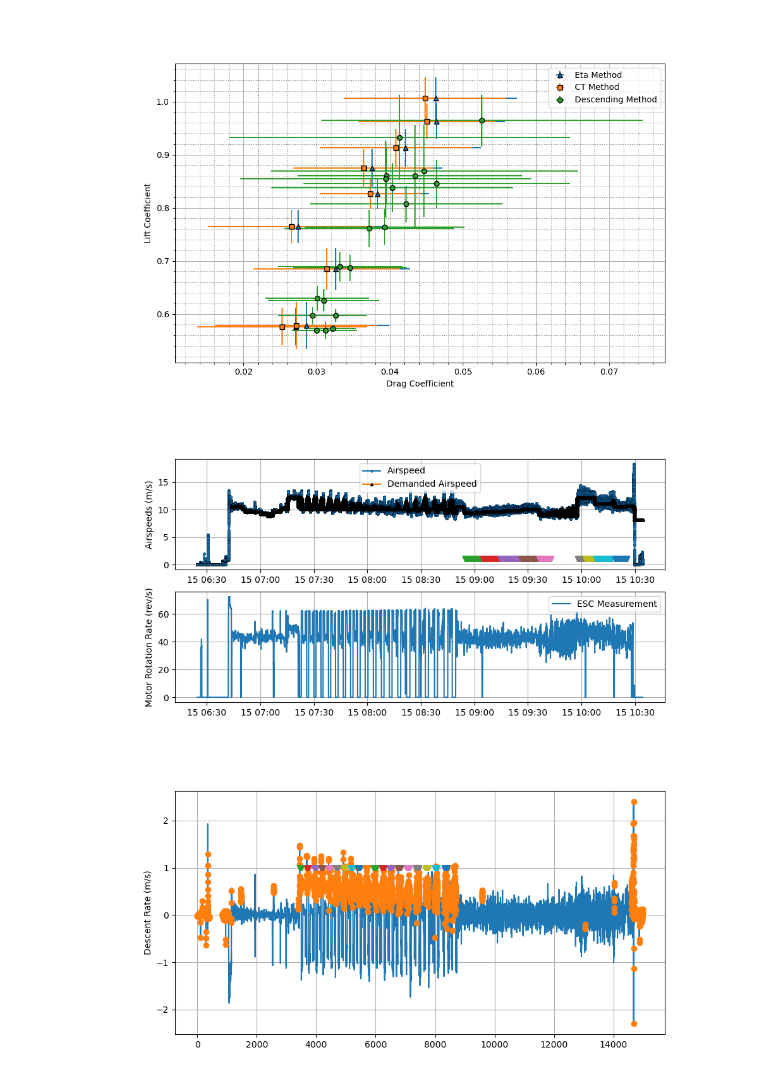
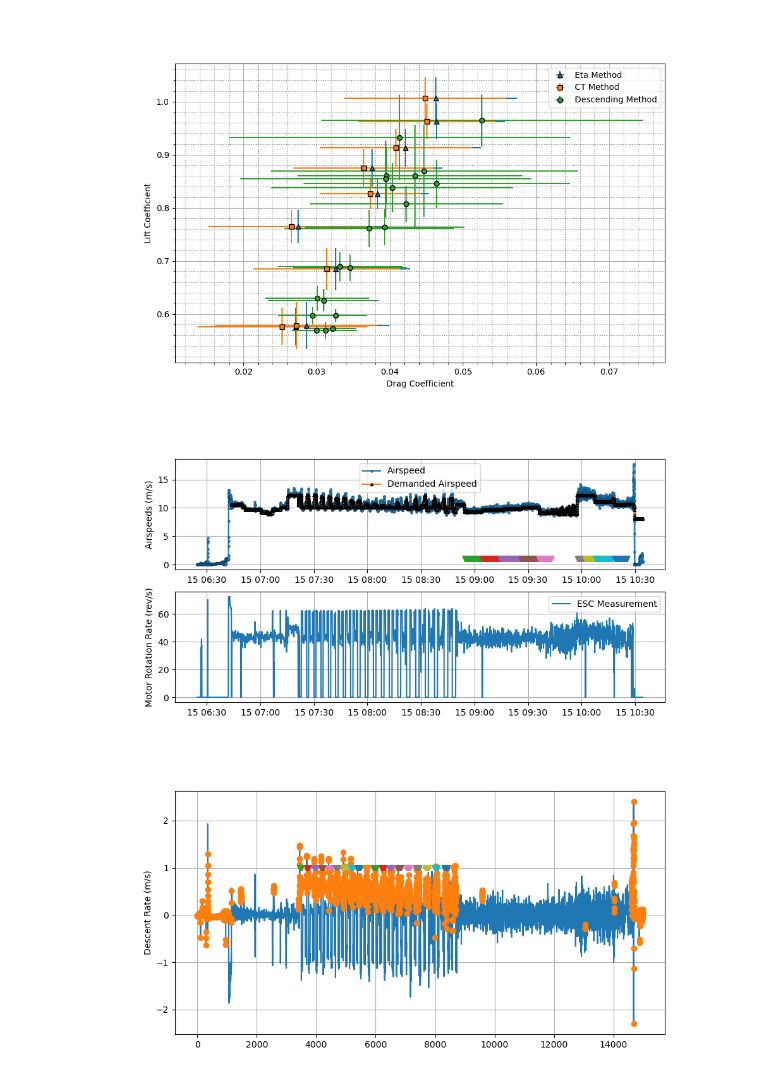
Before and after one commit to wkemp-edu/ArduPilot_AnalysisSuite, a Jupyter notebook: June15thAnalysis_1Hz.ipynb, the cells around one changed output. Saved outputs shown, nothing was run; the diff lists cells and outputs as text; code cells hidden in the pictures.

```diff
--- a/June15thAnalysis_1Hz.ipynb
+++ b/June15thAnalysis_1Hz.ipynb
@@ -279,31 +279,31 @@ plt.show()
 # %%
 # Plotting time indexed flight data, not index based!
 
 # Plotting true airspeed, with demanded airspeed
 plt.figure(figsize=(10,5))
 ax1 = plt.subplot(2,1,1)
-ax1.plot(df_100Hz.index, v_tas, label="Airspeed", marker='o', markeredgecolor=[0,0,0], markersize=3, markeredgewidth=0.1)
-ax1.plot(df_100Hz.index, v_dem, label="Demanded Airspeed", marker='^', markeredgecolor=[0,0,0], markersize=3)
+ax1.plot(df.index, v_tas, label="Airspeed", marker='o', markeredgecolor=[0,0,0], markersize=3, markeredgewidth=0.1)
+ax1.plot(df.index, v_dem, label="Demanded Airspeed", marker='^', markeredgecolor=[0,0,0], markersize=3)
 for i in range(len(mask)):
     segment = np.arange(mask[i,0],mask[i,1])
     ax1.plot(df_1Hz.index[segment], np.ones(len(segment)), marker='v')
 ax1.set_ylabel("Airspeeds (m/s)")
 ax1.grid(True)
 ax1.grid(which='major', linestyle='-')
 ax1.grid(which='minor', linestyle=':', color='grey')
 plt.legend()
 
 ax2 = plt.subplot(2,1,2, sharex=ax1)
 ax2.plot(df.index, n, label='ESC Measurement')
 ax2.set_ylabel("Motor Rotation Rate (rev/s)")
 ax2.grid(which='major', linestyle='-')
 ax2.grid(which='minor', linestyle=':', color='grey')
 ax2.grid(True)
 plt.legend()
 
 plt.show()
 # %% [output]
-[figure, old version]
+[figure, new version]
 # %%
 
 plt.figure(figsize=(10,5))
```
Also changed, not shown: parts of 1 cell of this notebook, 26 other files.
